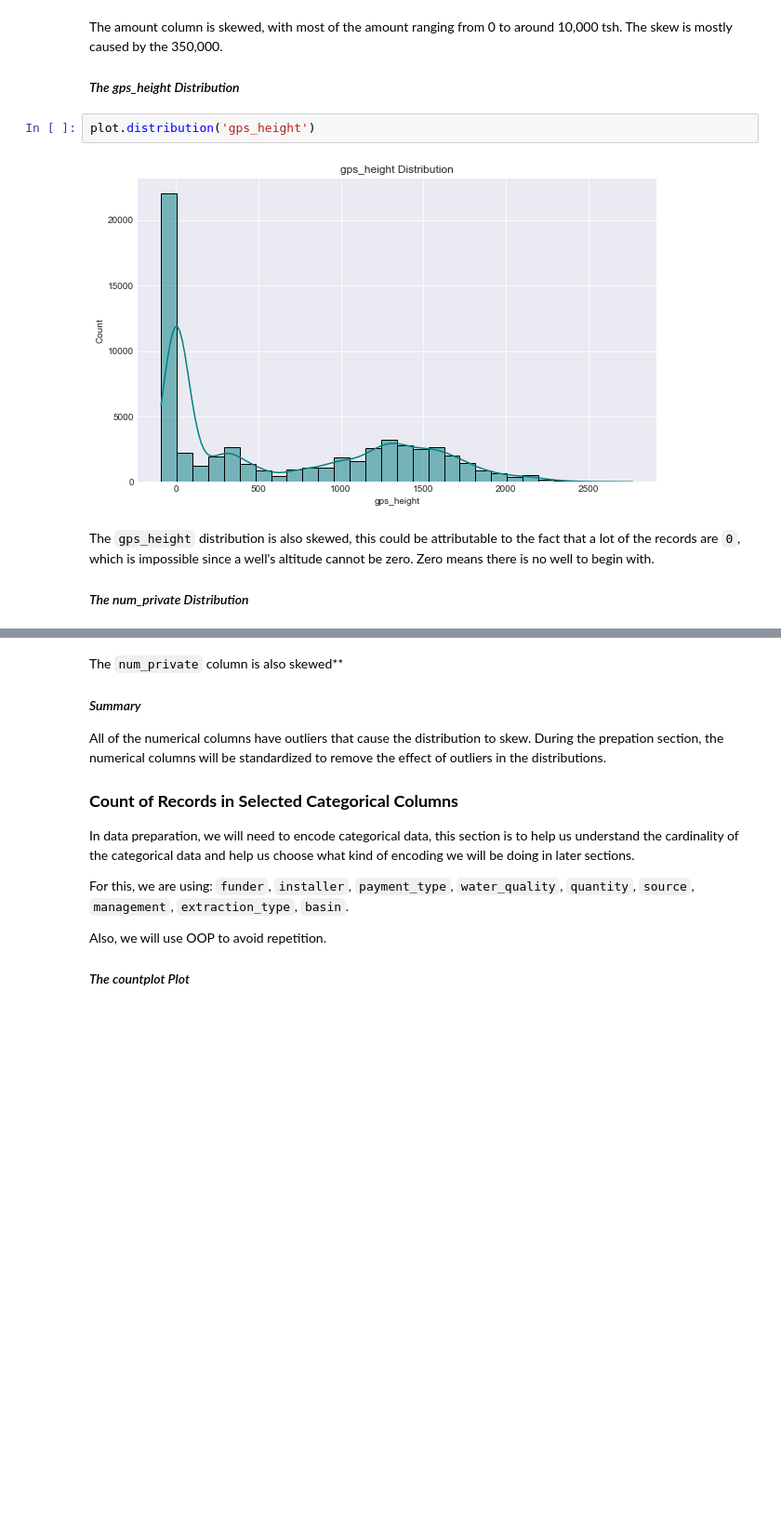
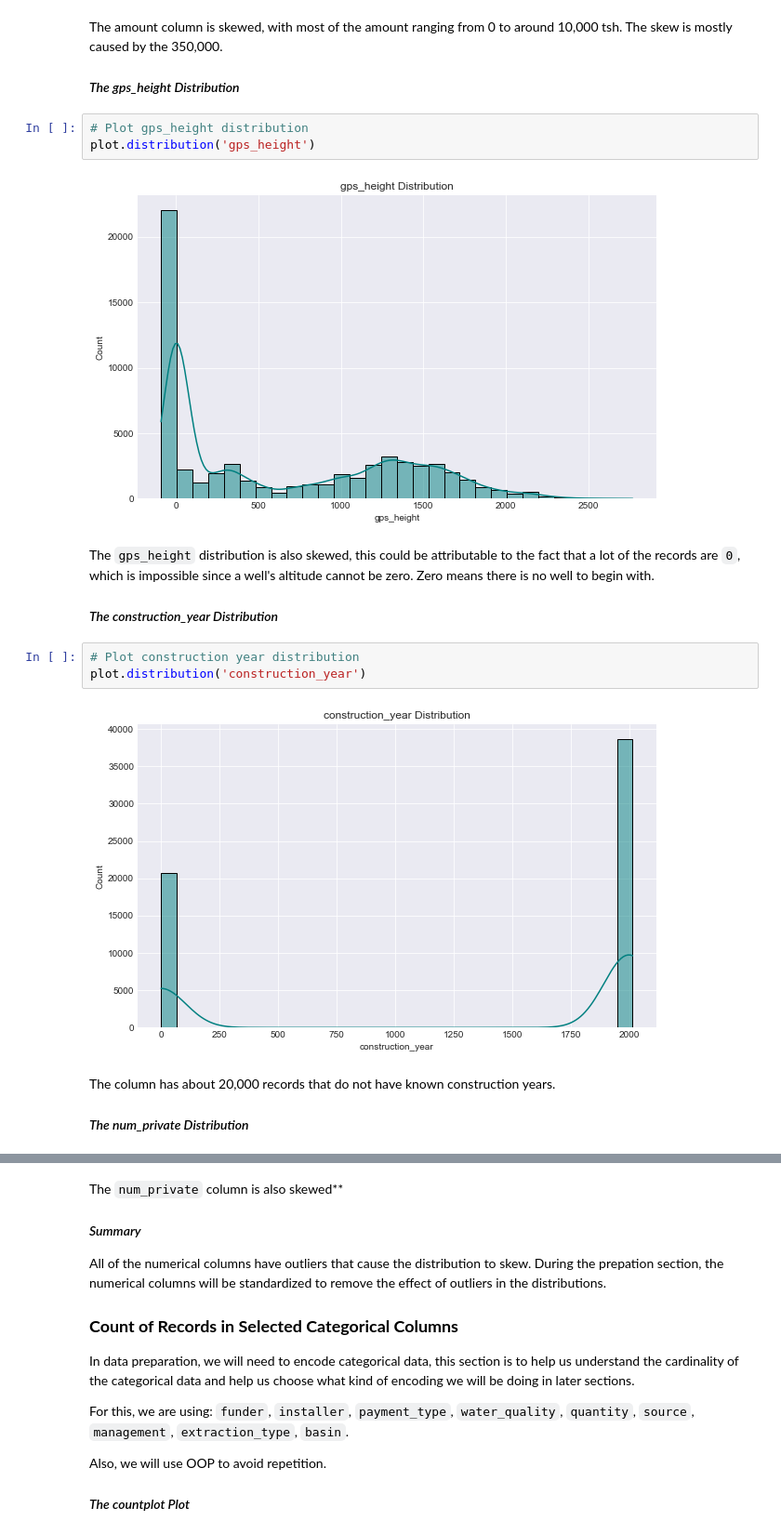
Before and after one commit to Assesa44/Tanzania-Wells-Functionality-Predictions, a Jupyter notebook: Notebooks/wells_analysis.ipynb, the cells around one changed output, grey strips where cells are left out. Shown at 93% size. Cells and saved outputs as stored; diff of their text form; blank space fills up the shorter version.

```diff
--- a/Notebooks/wells_analysis.ipynb
+++ b/Notebooks/wells_analysis.ipynb
@@ -739,11 +743,21 @@ The amount column is skewed, with most of the amount ranging from 0 to around 10
 
 #### *The gps_height Distribution*
 # %%
+# Plot gps_height distribution
 plot.distribution('gps_height')
 # %% [output]
 [figure]
 # %% [markdown]
 The `gps_height` distribution is also skewed, this could be attributable to the fact that a lot of the records are `0`, which is impossible since a well's altitude cannot be zero. Zero means there is no well to begin with.
 
-#### *The num_private Distribution*
+#### *The construction_year Distribution*
+# %%
+# Plot construction year distribution
+plot.distribution('construction_year')
+# %% [output]
+[figure, added]
+# %% [markdown]
+The column has about 20,000 records that do not have known construction years.
+
+#### *The num_private Distribution*
 # %%
```
Also changed, not shown: parts of 37 cells of this notebook.
